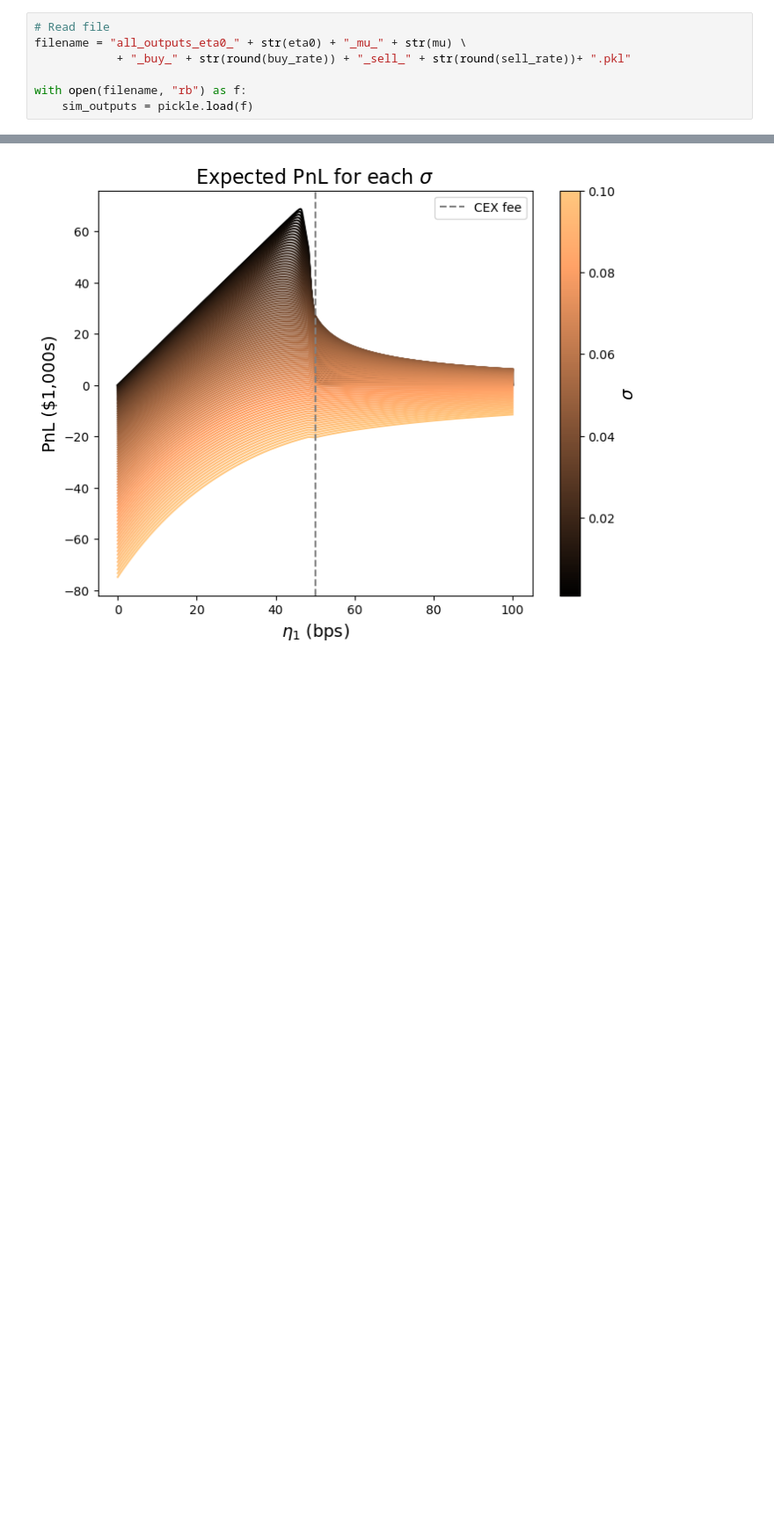
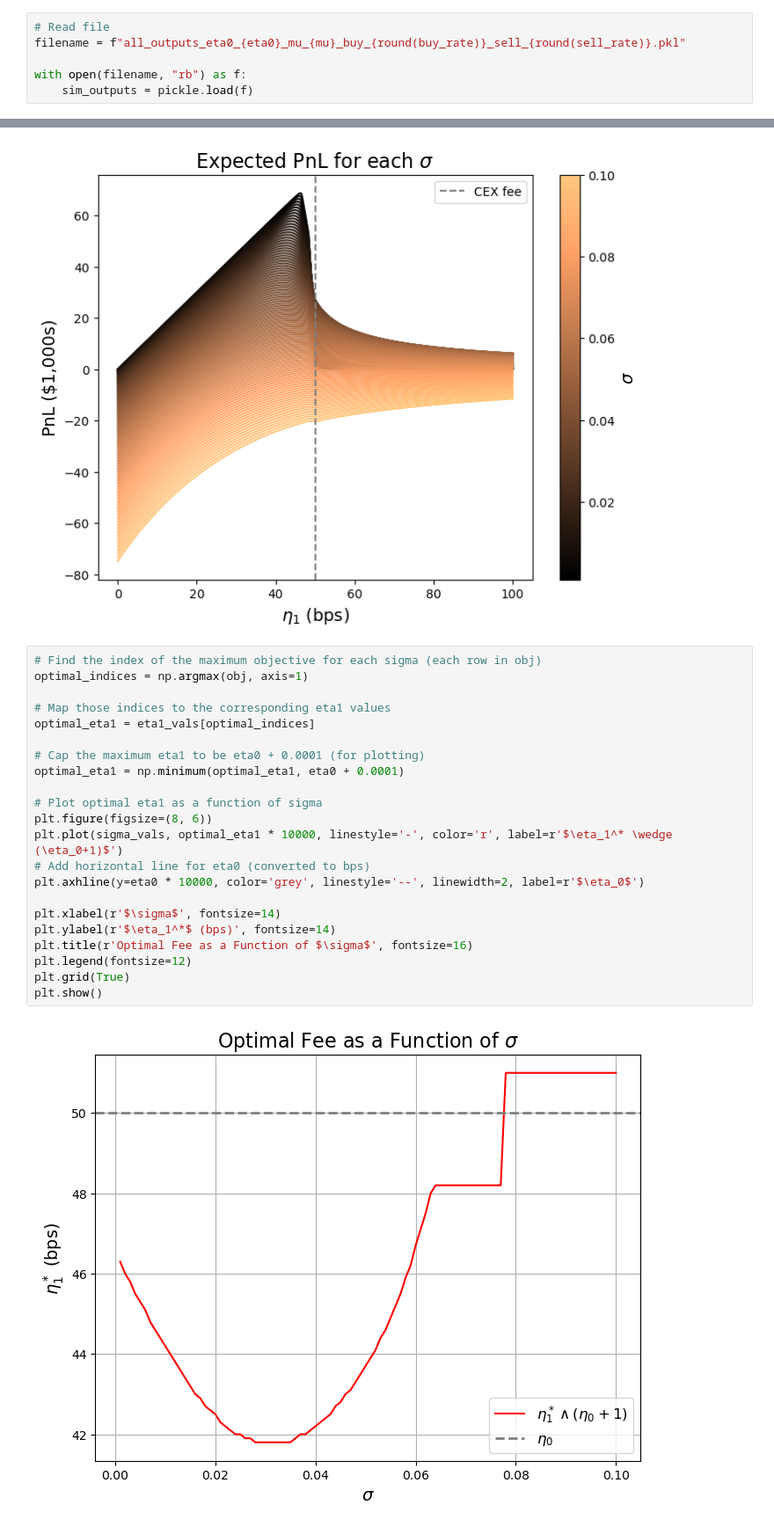
Before and after one commit to JasonSome/cpmm-trading, a Jupyter notebook: Read_AMM_Data.ipynb, the cells around one changed output, grey strips where cells are left out. Shown at 88% size. Cells and saved outputs as stored; diff of their text form; blank space fills up the shorter version.

```diff
--- a/Read_AMM_Data.ipynb
+++ b/Read_AMM_Data.ipynb
@@ -19,8 +21,7 @@ eta1_vals = np.array([i*0.00001 for i in range(0,1001)])
 sigma_vals = np.array([i*0.001 for i in range(1,101)])
 # %%
 # Read file
-filename = "all_outputs_eta0_" + str(eta0) + "_mu_" + str(mu) \
-            + "_buy_" + str(round(buy_rate)) + "_sell_" + str(round(sell_rate))+ ".pkl"
+filename = f"all_outputs_eta0_{eta0}_mu_{mu}_buy_{round(buy_rate)}_sell_{round(sell_rate)}.pkl"
 
 with open(filename, "rb") as f:
     sim_outputs = pickle.load(f)
@@ -115,3 +116,27 @@ cbar.set_label(r'$\sigma$', fontsize=14)
 plt.show()
 # %% [output]
 [figure]
+# %%
+# Find the index of the maximum objective for each sigma (each row in obj)
+optimal_indices = np.argmax(obj, axis=1)
+
+# Map those indices to the corresponding eta1 values
+optimal_eta1 = eta1_vals[optimal_indices]
+
+# Cap the maximum eta1 to be eta0 + 0.0001 (for plotting)
+optimal_eta1 = np.minimum(optimal_eta1, eta0 + 0.0001)
+
+# Plot optimal eta1 as a function of sigma
+plt.figure(figsize=(8, 6))
+plt.plot(sigma_vals, optimal_eta1 * 10000, linestyle='-', color='r', label=r'$\eta_1^* \wedge (\eta_0+1)$')
+# Add horizontal line for eta0 (converted to bps)
+plt.axhline(y=eta0 * 10000, color='grey', linestyle='--', linewidth=2, label=r'$\eta_0$')
+
+plt.xlabel(r'$\sigma$', fontsize=14)
+plt.ylabel(r'$\eta_1^*$ (bps)', fontsize=14)
+plt.title(r'Optimal Fee as a Function of $\sigma$', fontsize=16)
+plt.legend(fontsize=12)
+plt.grid(True)
+plt.show()
+# %% [output]
+[figure, added]
```
Also changed, not shown: parts of 2 cells of this notebook.
